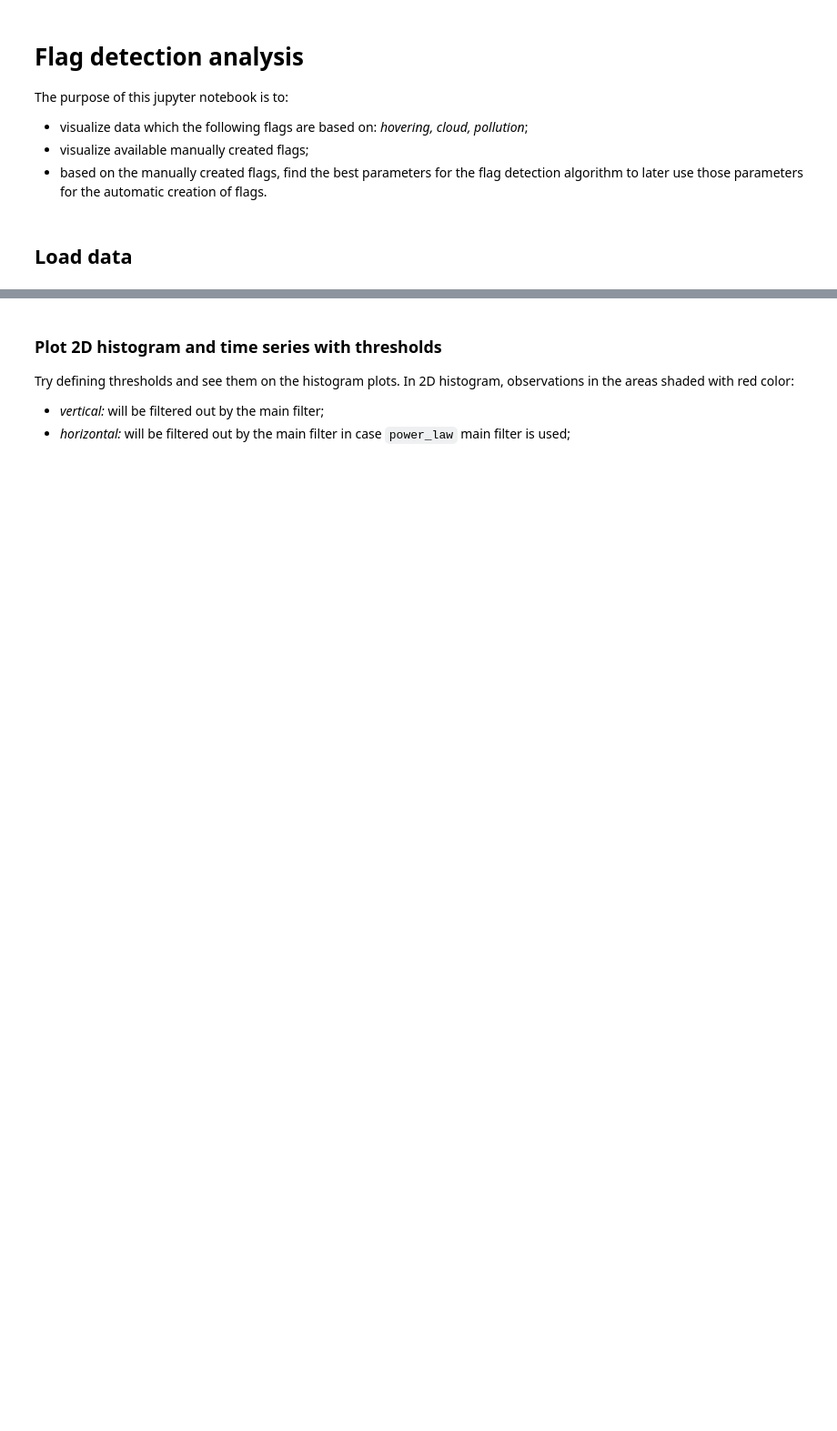
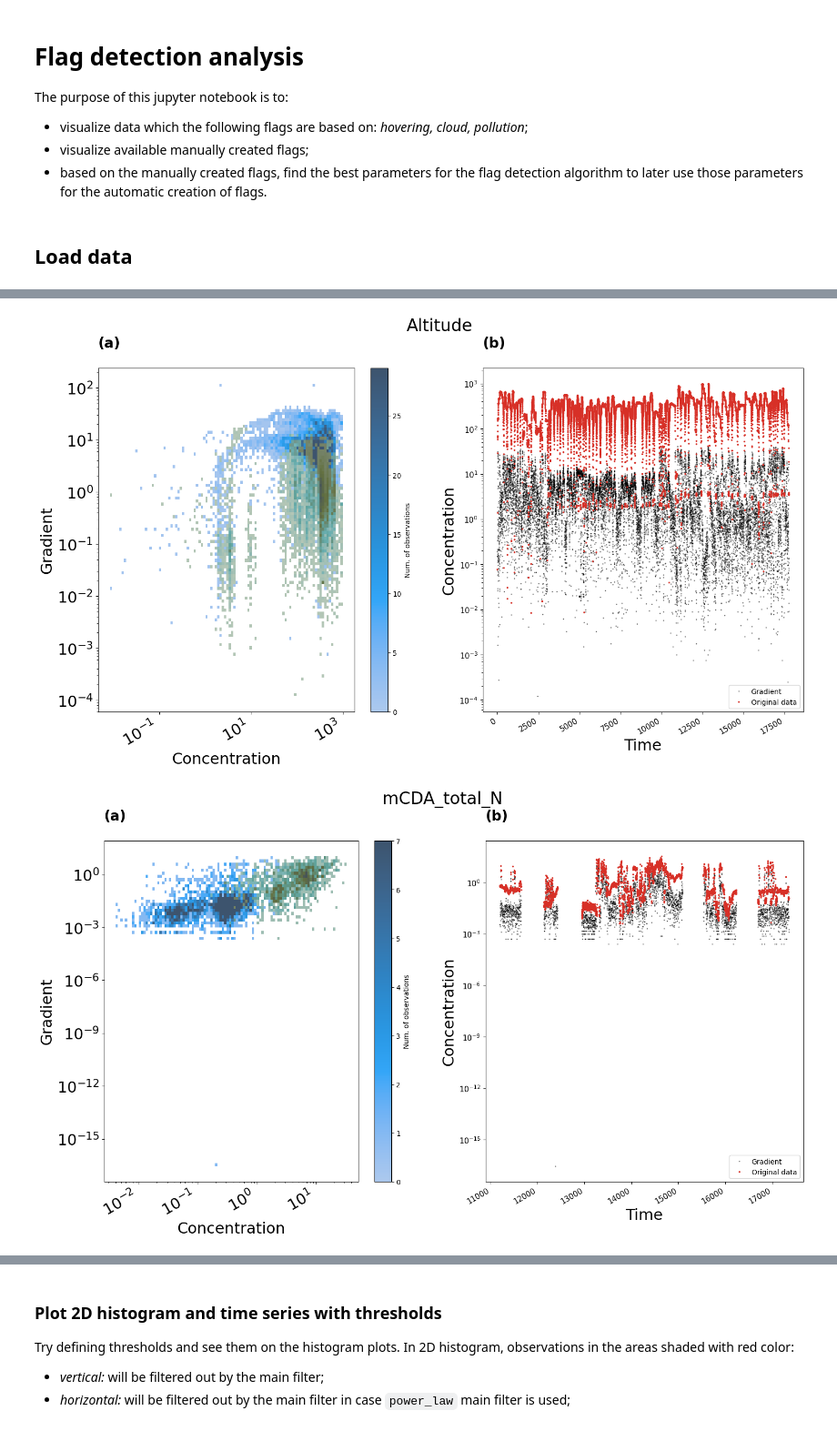
Before and after one commit to EERL-EPFL/helikite-data-processing, a Jupyter notebook: notebooks/fda_parameters.ipynb, the cells around one changed output, grey strips where cells are left out. Shown at 91% size. Drawn from its saved outputs; the diff is of its cells as text; code cells hidden in the pictures; blank space fills up the shorter version.

```diff
--- a/notebooks/fda_parameters.ipynb
+++ b/notebooks/fda_parameters.ipynb
@@ -64,4 +12,0 @@ There are two 2D histograms in the plots (a):
-# %%
-for col, flag_col in columns_to_flags.items():
-    fda = FDA(df, col, flag_col, FDAParameters(inverse=flag_col == "flag_hovering"))
-    fda.plot_data(use_time_index=False)
@@ -71,0 +73,7 @@ for col, flag_col in columns_to_flags.items():
+# %%
+for col, flag_col in columns_to_flags.items():
+    fda = FDA(df, col, flag_col, FDAParameters(inverse=flag_col == "flag_hovering", avg_time="20s"))
+    fda.plot_data(use_time_index=False)
+# %% [output]
+[figure, added]
+[figure, added]
```
Also changed, not shown: parts of 16 cells of this notebook, 2 other files.
